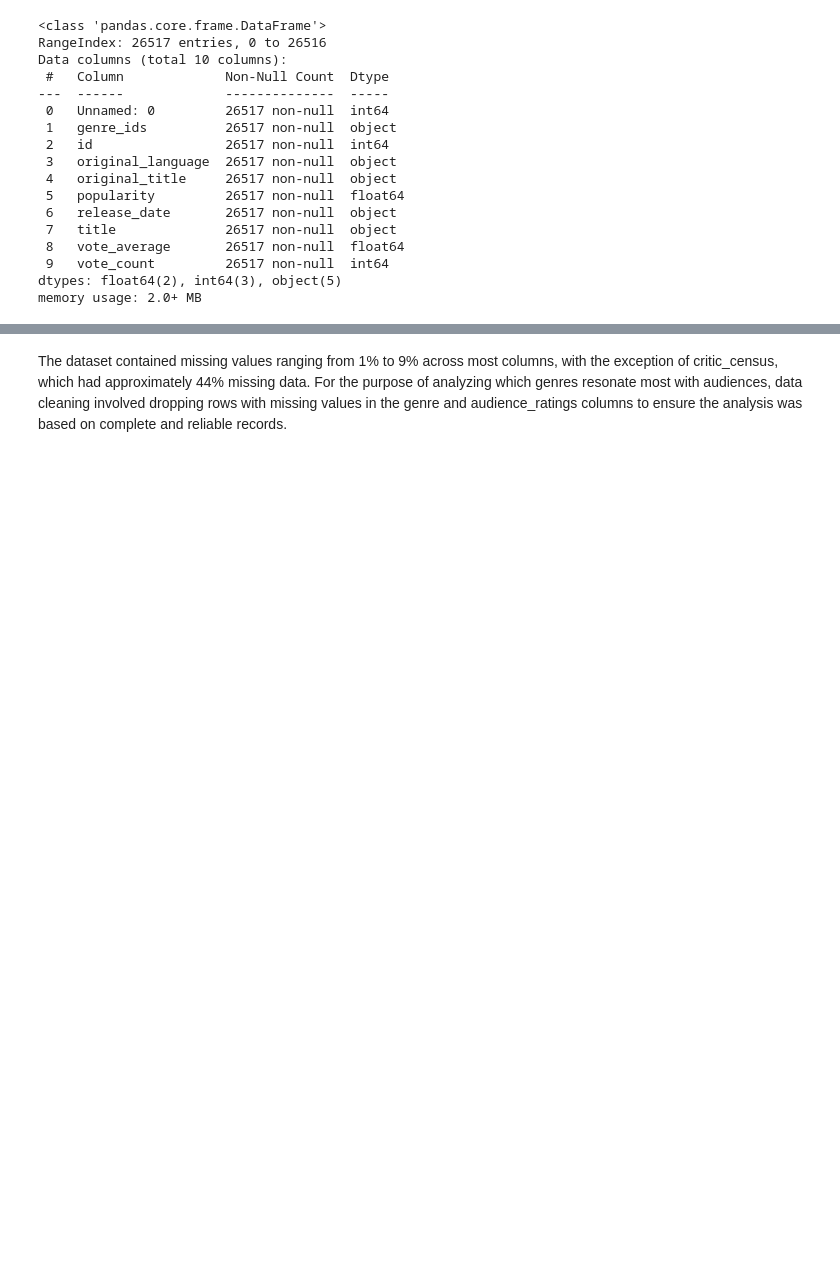
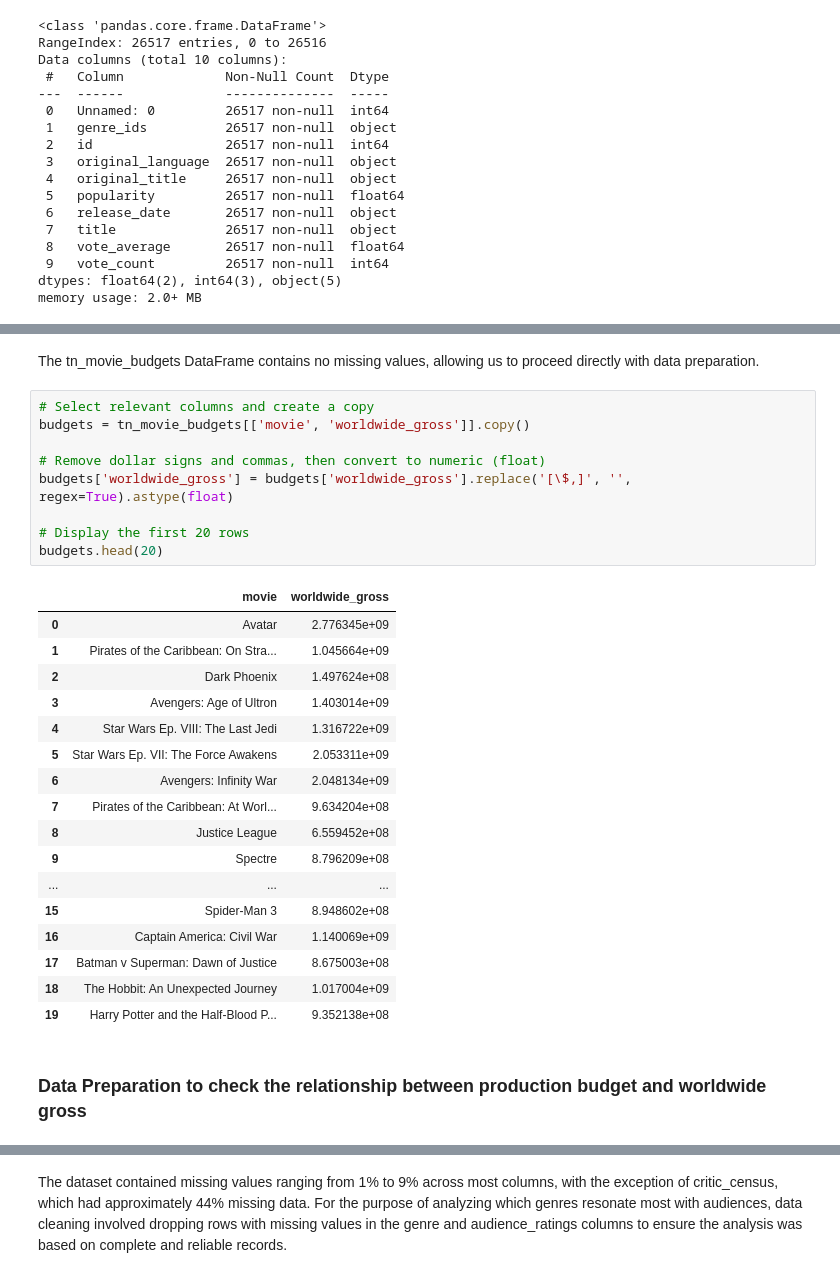
Before and after one commit to oomollo/Group5_Phase2_Project, a Jupyter notebook: index.ipynb, the cells around one changed output, grey strips where cells are left out. Cells and saved outputs as stored; diff of their text form; blank space fills up the shorter version.

```diff
--- a/index.ipynb
+++ b/index.ipynb
@@ -197,0 +204,31 @@ language_counts.head()
+# %% [markdown]
+The tn_movie_budgets DataFrame contains no missing values, allowing us to proceed directly with data preparation.
+# %%
+# Select relevant columns and create a copy
+budgets = tn_movie_budgets[['movie', 'worldwide_gross']].copy()
+
+# Remove dollar signs and commas, then convert to numeric (float)
+budgets['worldwide_gross'] = budgets['worldwide_gross'].replace('[\$,]', '', regex=True).astype(float)
+
+# Display the first 20 rows
+budgets.head(20)
+# %% [output]
+|  | movie | worldwide_gross |
+| 0 | Avatar | 2.776345e+09 |
+| 1 | Pirates of the Caribbean: On Stra... | 1.045664e+09 |
+| 2 | Dark Phoenix | 1.497624e+08 |
+| 3 | Avengers: Age of Ultron | 1.403014e+09 |
+| 4 | Star Wars Ep. VIII: The Last Jedi | 1.316722e+09 |
+| 5 | Star Wars Ep. VII: The Force Awakens | 2.053311e+09 |
+| 6 | Avengers: Infinity War | 2.048134e+09 |
+| 7 | Pirates of the Caribbean: At Worl... | 9.634204e+08 |
+| 8 | Justice League | 6.559452e+08 |
+| 9 | Spectre | 8.796209e+08 |
+| ... | ... | ... |
+| 15 | Spider-Man 3 | 8.948602e+08 |
+| 16 | Captain America: Civil War | 1.140069e+09 |
+| 17 | Batman v Superman: Dawn of Justice | 8.675003e+08 |
+| 18 | The Hobbit: An Unexpected Journey | 1.017004e+09 |
+| 19 | Harry Potter and the Half-Blood P... | 9.352138e+08 |
+# %% [markdown]
+### Data Preparation to check the relationship between production budget and worldwide gross
```
Also changed, not shown: parts of 65 cells of this notebook, 2 other files.
